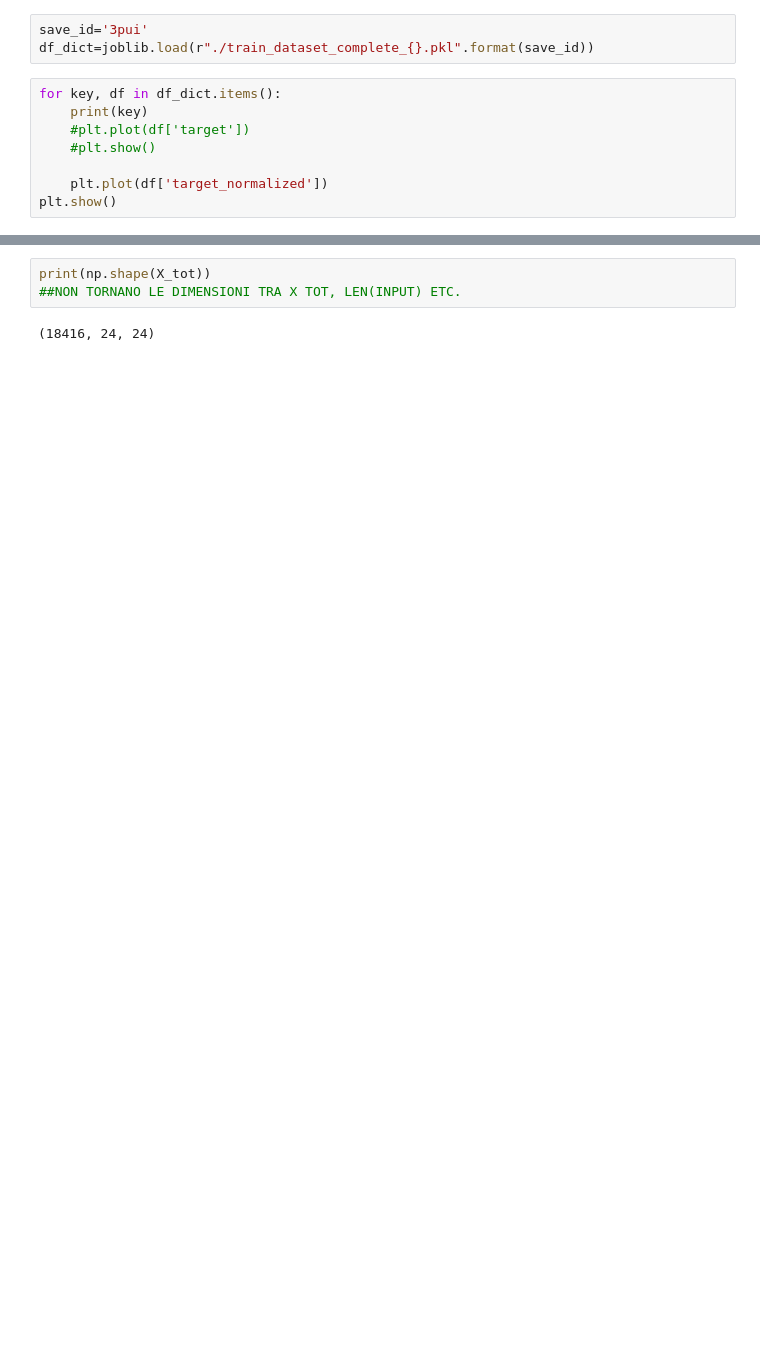
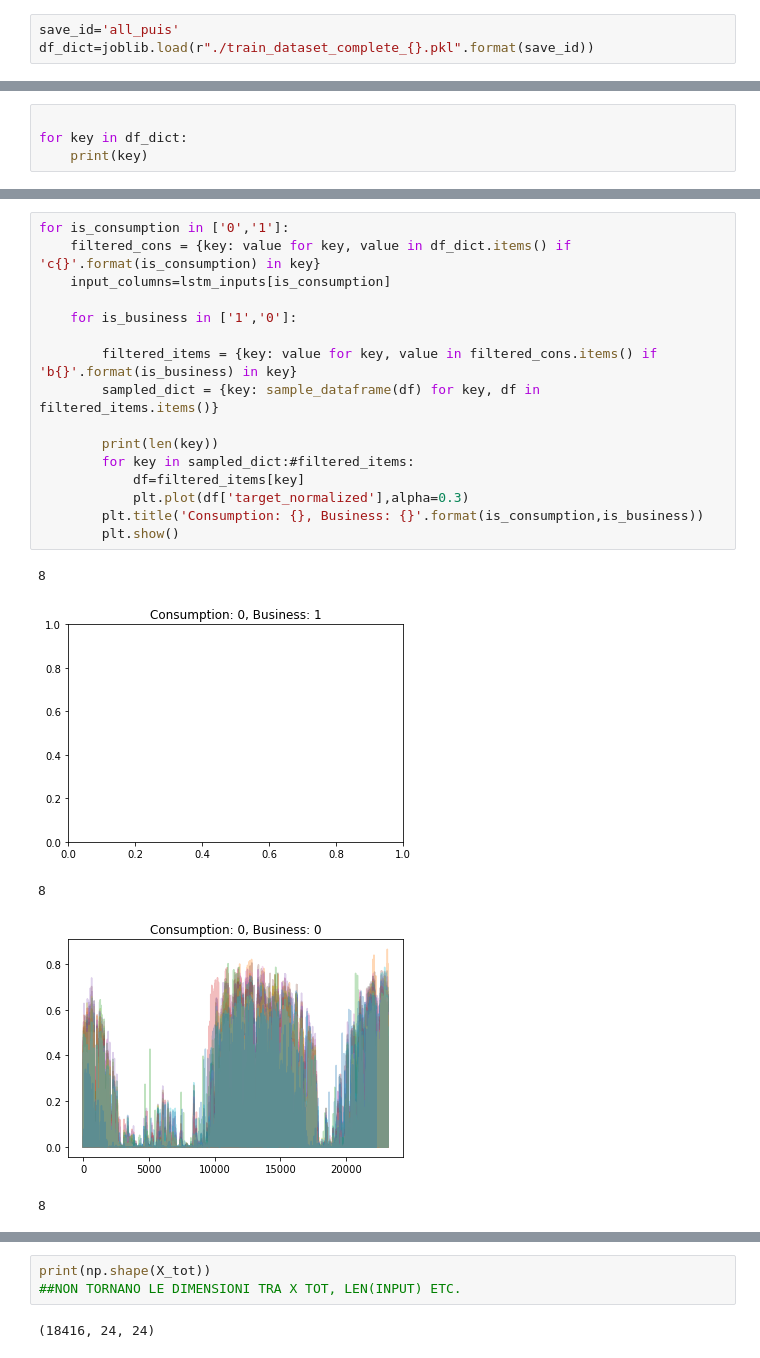
Before and after one commit to vbreeze8192/kaggle_enefit_prosumer_forecasting, a Jupyter notebook: ENEFIT_batch_LSTM_Training.ipynb, the cells around one changed output, grey strips where cells are left out. Cells and saved outputs as stored; diff of their text form; blank space fills up the shorter version.

```diff
--- a/ENEFIT_batch_LSTM_Training.ipynb
+++ b/ENEFIT_batch_LSTM_Training.ipynb
@@ -328,11 +263,3 @@ def create_in_and_out_optimized(df, T, input_col, output_col):
 # %%
-save_id='3pui'
+save_id='all_puis'
 df_dict=joblib.load(r"./train_dataset_complete_{}.pkl".format(save_id))
-# %%
-for key, df in df_dict.items():
-    print(key)
-    #plt.plot(df['target'])
-    #plt.show()
-
-    plt.plot(df['target_normalized'])
-plt.show()
@@ -348,0 +266,4 @@ plt.show()
+# %%
+
+for key in df_dict:
+    print(key)
@@ -348,0 +288,22 @@ plt.show()
+# %%
+for is_consumption in ['0','1']:
+    filtered_cons = {key: value for key, value in df_dict.items() if 'c{}'.format(is_consumption) in key}
+    input_columns=lstm_inputs[is_consumption]
+
+    for is_business in ['1','0']:
+
+        filtered_items = {key: value for key, value in filtered_cons.items() if 'b{}'.format(is_business) in key}
+        sampled_dict = {key: sample_dataframe(df) for key, df in filtered_items.items()}
+
+        print(len(key))
+        for key in sampled_dict:#filtered_items:
+            df=filtered_items[key]
+            plt.plot(df['target_normalized'],alpha=0.3)
+        plt.title('Consumption: {}, Business: {}'.format(is_consumption,is_business))
+        plt.show()
+# %% [output]
+8
+[figure, added]
+8
+[figure, added]
+8
```
Also changed, not shown: parts of 17 cells of this notebook, 3 other files.
